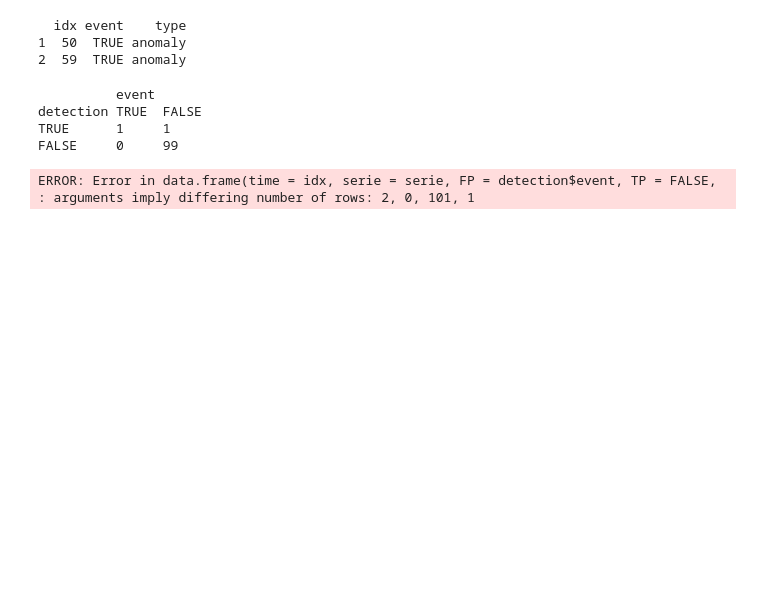
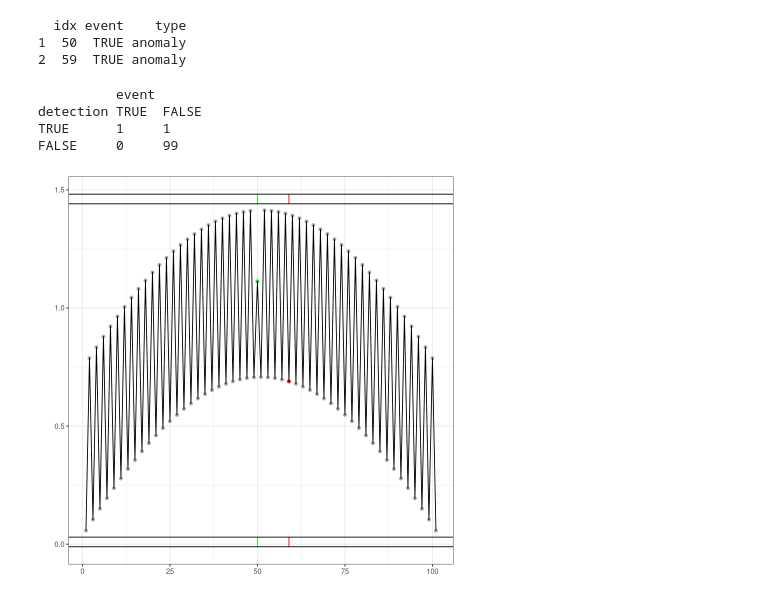
Before and after one commit to cefet-rj-dal/harbinger, a Jupyter notebook: examples/har_multi_pca.ipynb, the cells around one changed output. Saved outputs shown, nothing was run; the diff lists cells and outputs as text; code cells hidden in the pictures; blank space fills up the shorter version.

```diff
--- a/examples/har_multi_pca.ipynb
+++ b/examples/har_multi_pca.ipynb
@@ -120,8 +120,9 @@ detection TRUE  FALSE
 TRUE      1     1
 FALSE     0     99
 # %%
-# ploting the results
-  grf <- plot.harbinger(model, dataset$serie, detection, dataset$event)
-  plot(grf)
+# ploting the results (extract the serie from detection)
+serie <- attr(detection, "serie")
+grf <- plot.harbinger(model, serie, detection, dataset$event)
+plot(grf)
 # %% [output]
-ERROR: Error in data.frame(time = idx, serie = serie, FP = detection$event, TP = FALSE, : arguments imply differing number of rows: 2, 0, 101, 1
+[figure, added]
```
Also changed, not shown: parts of 10 cells of this notebook.
